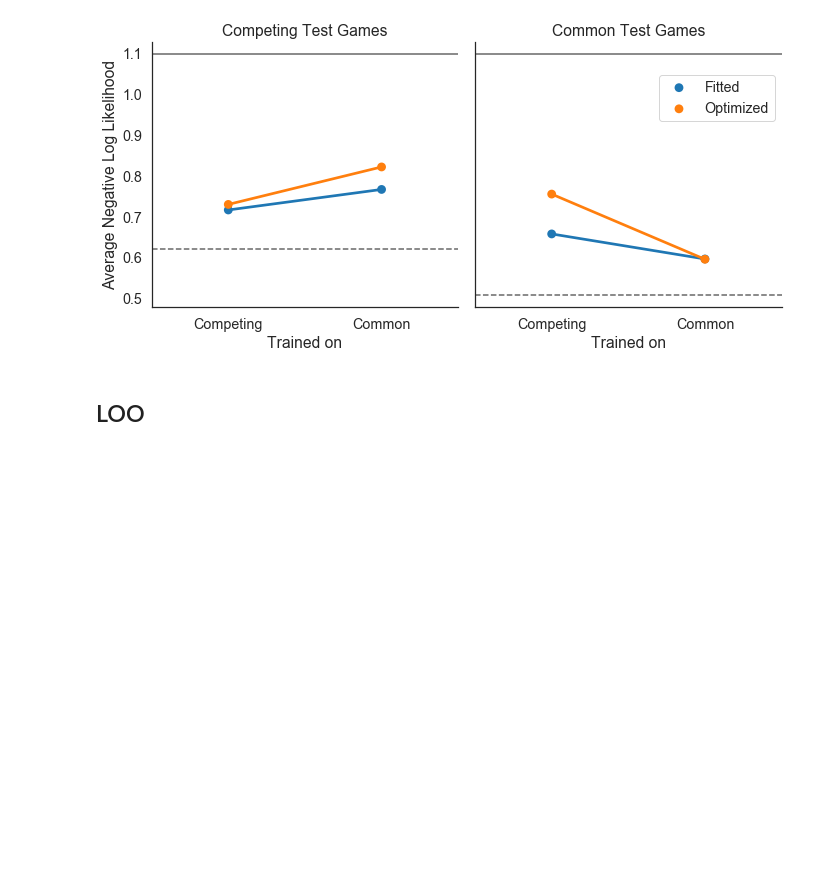
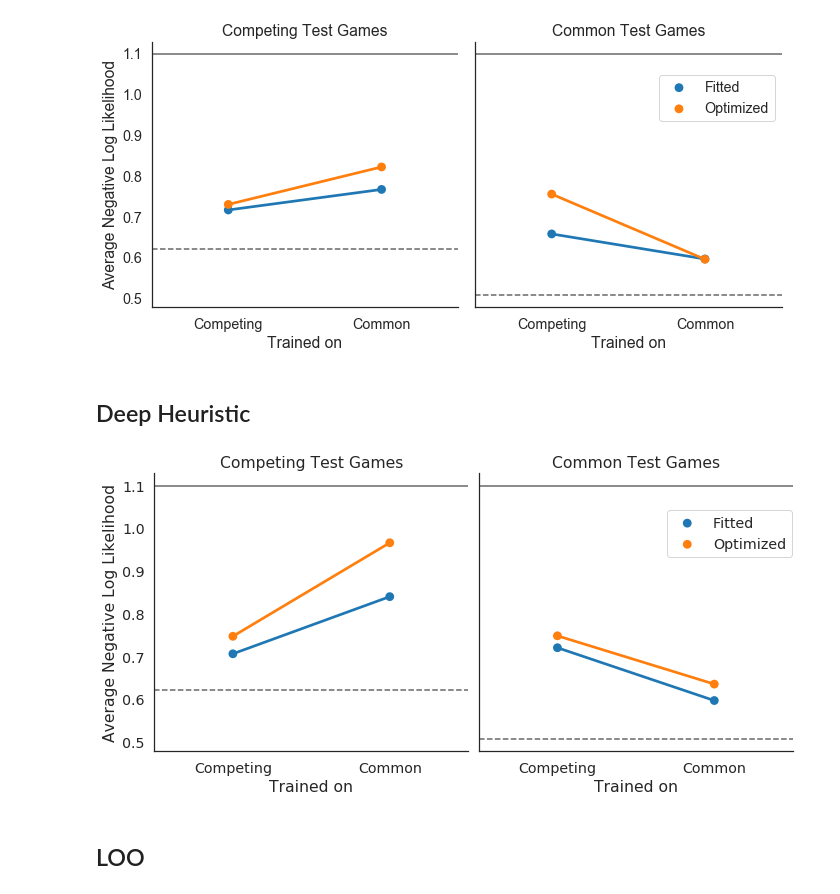
Before and after one commit to fredcallaway/initial-play, a Jupyter notebook: plots.ipynb, the cells around one changed output. Cells and saved outputs as stored; diff of their text form; code cells hidden in the pictures; blank space fills up the shorter version.

```diff
--- a/plots.ipynb
+++ b/plots.ipynb
@@ -38,6 +35,32 @@ g.set_titles('{col_name} Test Games')
 plt.savefig('figs/fl_test_games.pdf')
 # %% [output]
 [figure]
+# %% [markdown]
+## Deep Heuristic
+# %%
+df = pd.read_csv('results/deep_gustav.csv')
+df.replace({
+    'pos': 'Common',
+    'neg': 'Competing',
+    'opt': 'Optimized',
+    'fit': 'Fitted'
+}, inplace=True)
+g = sns.factorplot('train', 'loss', col='test', hue='mode', data=df, legend=False)
+plt.legend(loc=(0.6, 0.7))
+
+rm = pd.read_csv('results/rand_min.csv').set_index('treat').loc
+g.axes.flat[0].axhline(rm['neg']['min'], ls='--', c='k', alpha=0.6)
+g.axes.flat[1].axhline(rm['pos']['min'], ls='--', c='k', alpha=0.6)
+g.axes.flat[0].axhline(-np.log(1/3), ls='-', c='k', alpha=0.6)
+g.axes.flat[1].axhline(-np.log(1/3), ls='-', c='k', alpha=0.6)
+
+g.set_xlabels('Trained on')
+# g.set_xticklabels(['Fit', 'Optimized'])
+g.set_ylabels('Average Negative Log Likelihood')
+g.set_titles('{col_name} Test Games')
+plt.savefig('figs/fl_test_games_deep.pdf')
+# %% [output]
+[figure, added]
 # %% [markdown]
 ## LOO
 # %%
```
Also changed, not shown: parts of 1 cell of this notebook, 12 other files.
